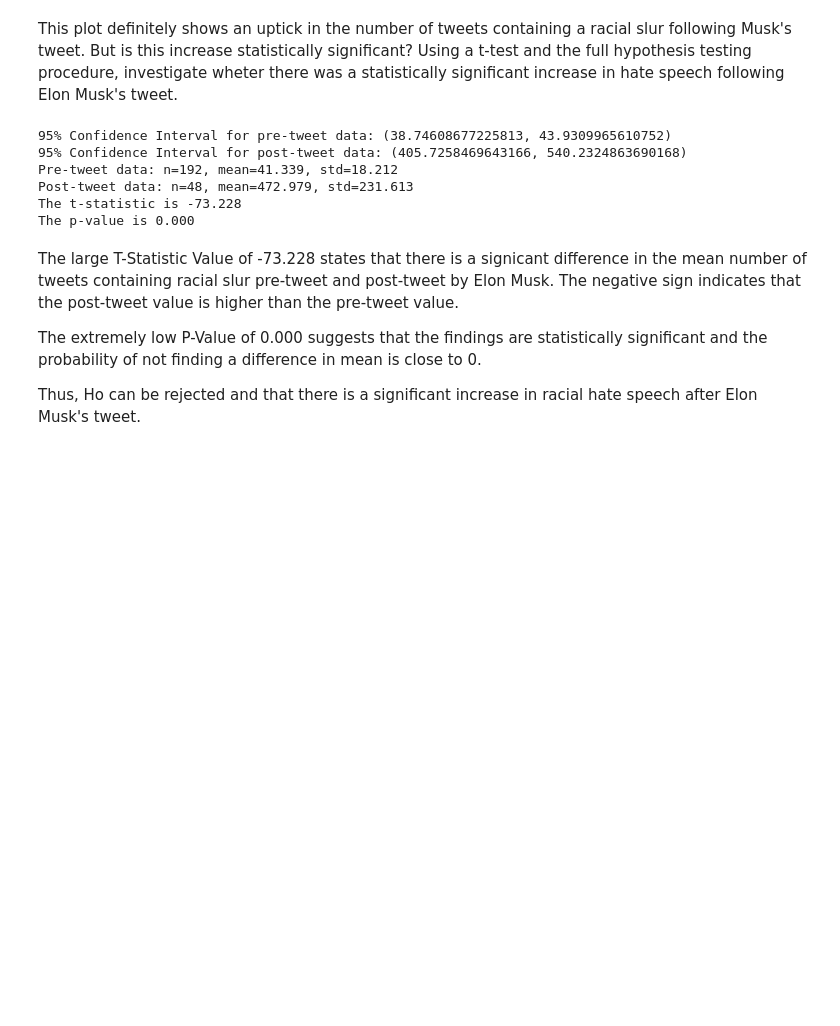
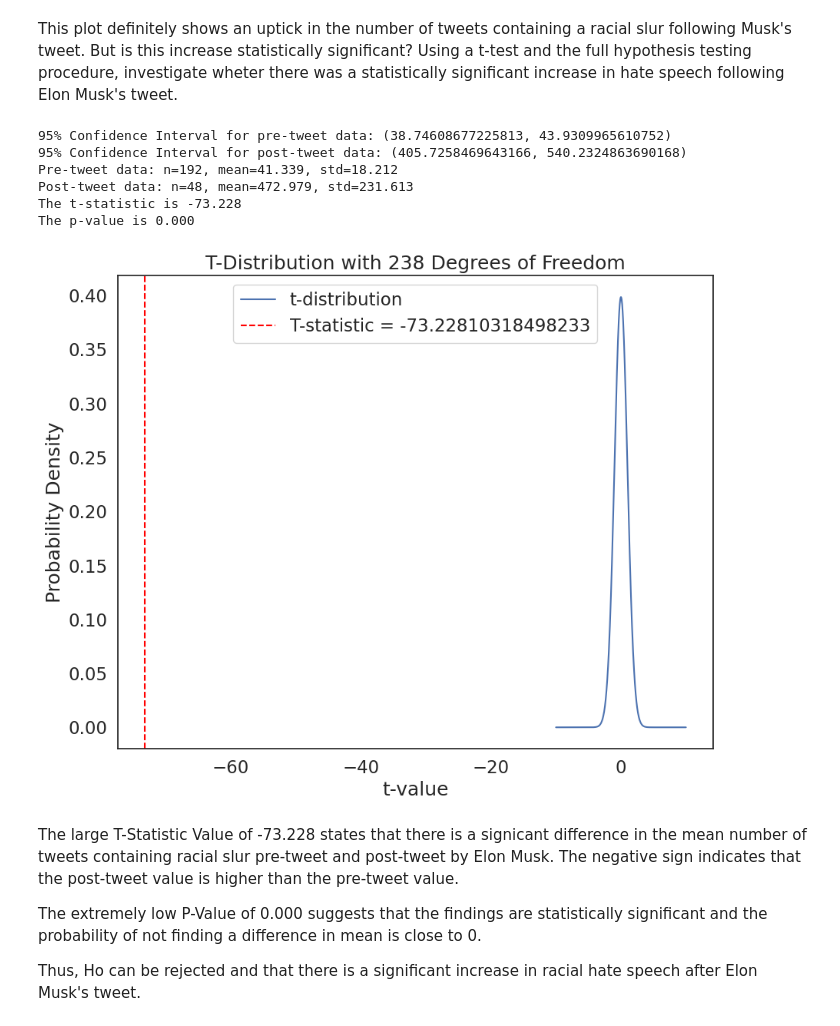
Before and after one commit to winstonlingga/QM2, a Jupyter notebook: notebooks/W07. Hypothesis Testing.ipynb, the cells around one changed output. Drawn from its saved outputs; the diff is of its cells as text; code cells hidden in the pictures; blank space fills up the shorter version.

```diff
--- a/notebooks/W07. Hypothesis Testing.ipynb
+++ b/notebooks/W07. Hypothesis Testing.ipynb
@@ -376,8 +376,10 @@ This plot definitely shows an uptick in the number of tweets containing a racial
 
 #Find T-Statistic
 
-
+import numpy as np
+import matplotlib.pyplot as plt
 from scipy import stats
+from scipy.stats import t
 # Segregate pre- and post-tweet data
 pre_tweet_data = tweets[tweets['hour'] < tweet]['count']
 post_tweet_data = tweets[tweets['hour'] >= tweet]['count']
@@ -403,33 +405,53 @@ tweets_sed = np.sqrt(pre_se + post_se)
 pre_t_score = stats.t.ppf(0.975, pre_n-1)
 post_t_score = stats.t.ppf(0.975, post_n-1)
 
 # Calculate confidence intervals
 pre_ci = (pre_mean - pre_t_score * pre_se, pre_mean + pre_t_score * pre_se)
 post_ci = (post_mean - post_t_score * post_se, post_mean + post_t_score * post_se)
 print(f"95% Confidence Interval for pre-tweet data: {pre_ci}")
 print(f"95% Confidence Interval for post-tweet data: {post_ci}")
 
 
 # Calculate degrees of freedom
 df = pre_n + post_n - 2
 
 # Calculate the t-statistic
 t_stat = (pre_mean - post_mean) / tweets_sed
 # Calculate the p-value
 p_value = stats.t.sf(np.abs(t_stat), df) * 2  # Two-tailed test
 
 # Print the results
 print("Pre-tweet data: n={}, mean={:.3f}, std={:.3f}".format(pre_n, pre_mean, pre_std))
 print("Post-tweet data: n={}, mean={:.3f}, std={:.3f}".format(post_n, post_mean, post_std))
 print('The t-statistic is {:.3f}'.format(t_stat))
 print('The p-value is {:.3f}'.format(p_value))
+
+
+
+#T-Plot
+t_values = np.linspace(-10, 10, 500)
+t_pdf = t.pdf(t_values, df)
+plt.plot(t_values, t_pdf, label='t-distribution')
+
+# Plot the t-statistic
+plt.axvline(t_stat, color='red', linestyle='dashed', label=f'T-statistic = {t_stat}')
+
+
+plt.xlabel('t-value')
+plt.ylabel('Probability Density')
+plt.title(f'T-Distribution with {df} Degrees of Freedom')
+plt.legend()
+
+
+plt.show()
 # %% [output]
 95% Confidence Interval for pre-tweet data: (38.74608677225813, 43.9309965610752)
 95% Confidence Interval for post-tweet data: (405.7258469643166, 540.2324863690168)
 Pre-tweet data: n=192, mean=41.339, std=18.212
 Post-tweet data: n=48, mean=472.979, std=231.613
 The t-statistic is -73.228
 The p-value is 0.000
+[figure, added]
 # %% [markdown]
 The large T-Statistic Value of -73.228 states that there is a signicant difference in the mean number of tweets containing racial slur pre-tweet and post-tweet by Elon Musk. The negative sign indicates that the post-tweet value is higher than the pre-tweet value.
 
```
Also changed, not shown: parts of 10 cells of this notebook.
